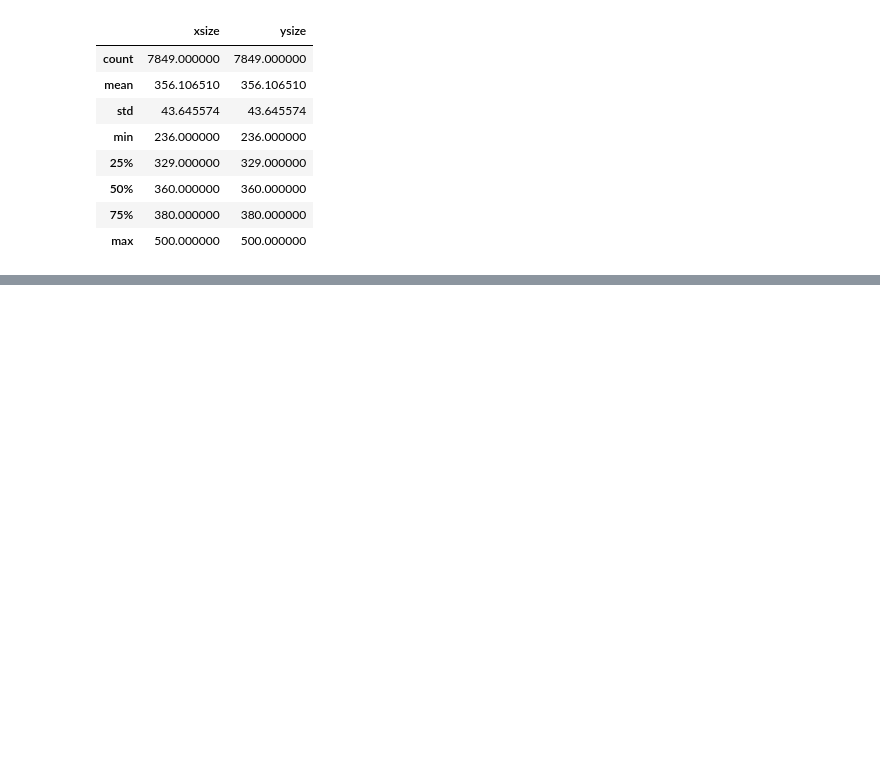
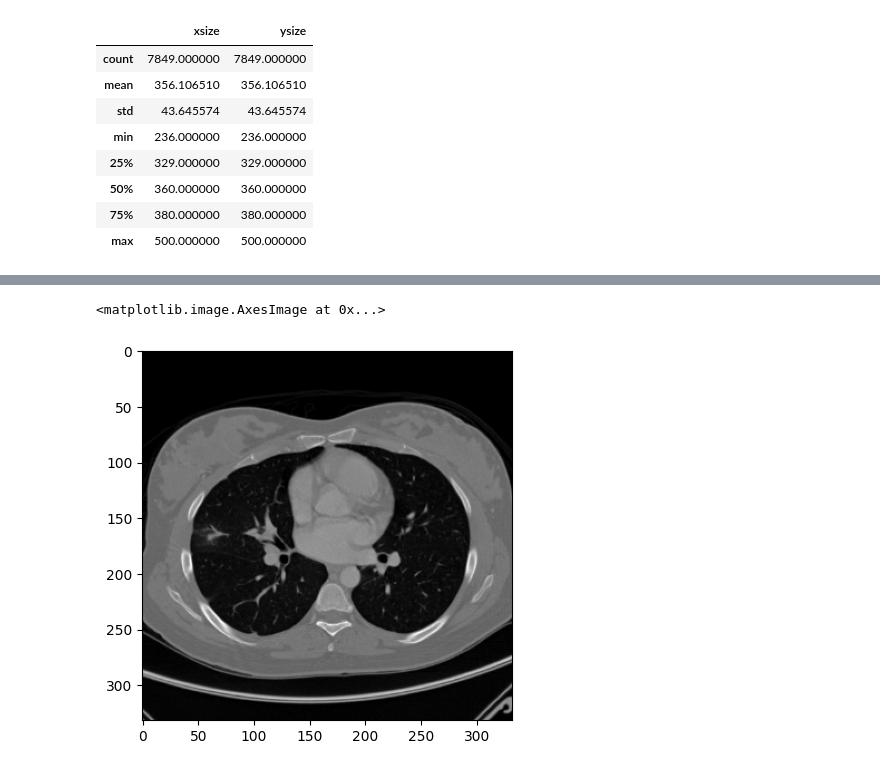
Before and after one commit to lijin1201/shinra, a Jupyter notebook: prep-kjs/sizeAndBidx.ipynb, the cells around one changed output, grey strips where cells are left out. Saved outputs shown, nothing was run; the diff lists cells and outputs as text; code cells hidden in the pictures; blank space fills up the shorter version.

Commit message:
draft for train

```diff
--- a/prep-kjs/sizeAndBidx.ipynb
+++ b/prep-kjs/sizeAndBidx.ipynb
@@ -64,0 +99,3 @@ bbdf
+# %%
+split_0 = np.load('/data1/lidc-idri/slices/LIDC-IDRI-0624/slice_050_5.npy') #train_malB's first entry
+split_0
@@ -64,0 +110,5 @@ bbdf
+# %%
+plt.imshow(split_0,cmap="grey")
+# %% [output]
+<matplotlib.image.AxesImage at 0x...>
+[figure, added]
```
Also changed, not shown: parts of 21 cells of this notebook, 28 other files.
